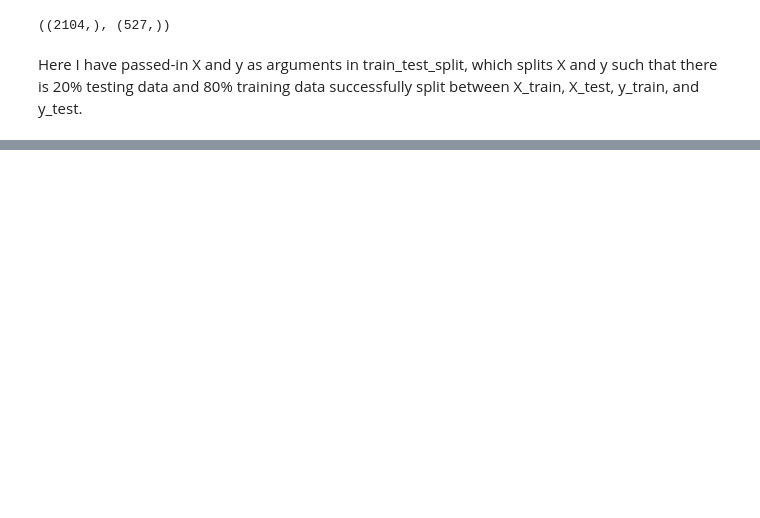
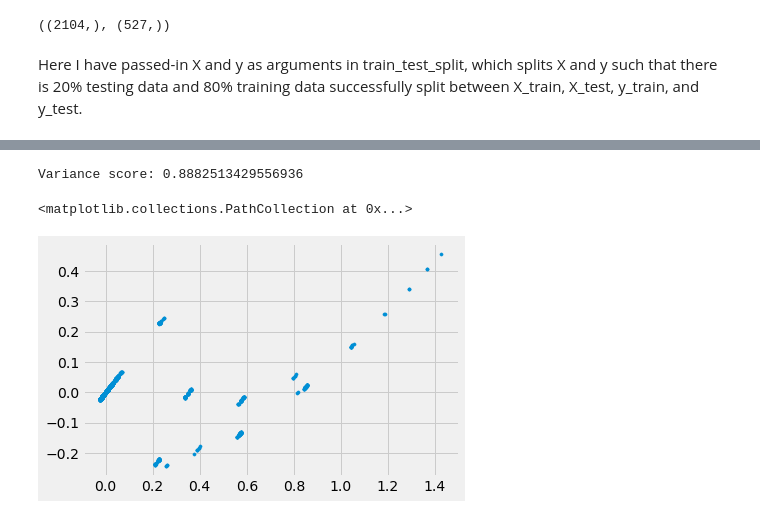
Before and after one commit to HayalDargin/Springboard_Work, a Jupyter notebook: Capstone_2/Hayal_Capstone_Two_Pre_processing_Training_Data_Development.ipynb, the cells around one changed output, grey strips where cells are left out. Cells and saved outputs as stored; diff of their text form; code cells hidden in the pictures; blank space fills up the shorter version.

```diff
--- a/Capstone_2/Hayal_Capstone_Two_Pre_processing_Training_Data_Development.ipynb
+++ b/Capstone_2/Hayal_Capstone_Two_Pre_processing_Training_Data_Development.ipynb
@@ -29,0 +265,10 @@ Self_harm_EDA
+# %%
+Self_harm_final = Self_harm_cleaned.copy()#Create a copy of data frame
+col_names = [ 'Year','Injuries', 'Population',
+       'Female', 'Male', 'Black', 'Hispanic', 'Other Non-Hispanic',
+       'White Non-Hispanice', '00-04', '05-09', '10-14', '15-19', '20-24',
+       '25-29', '30-34', '35-39', '40-44', '45-49', '50-54', '55-59', '60-64',
+       '65-69', '70-74', '75-79', '80-84','85+'] #Include only int features
+df = Self_harm_final[col_names]
+df = df.astype(int)
+df.info()
@@ -29,0 +293,8 @@ Self_harm_EDA
+# %%
+from sklearn.preprocessing import Normalizer
+
+norm = Normalizer()
+
+df.iloc[:,1:-1] = norm.fit_transform(df.iloc[:,1:-1])
+
+df.tail()
@@ -34,9 +313,8 @@ len(Self_harm_EDA) * .8, len(Self_harm_EDA) * .2
 # %% [output]
 (2104.8, 526.2)
 # %%
-
-X_train, X_test, y_train, y_test = train_test_split(Self_harm_EDA.drop(columns='Injuries'),
-                                                    Self_harm_EDA.Injuries, test_size=0.2)
+X_train, X_test, y_train, y_test = train_test_split(df.drop(columns='Injuries'),
+                                                    df.Injuries, test_size=0.2)
 # %%
 X_train.shape, X_test.shape
 # %% [output]
@@ -235,0 +331,5 @@ End
+# %%
+from sklearn import datasets, linear_model, metrics
+reg = linear_model.LinearRegression()
+reg.fit(X_train, y_train)
+print('Coefficients: ', reg.coef_)
@@ -235,0 +344,11 @@ End
+# %%
+print('Variance score: {}'.format(reg.score(X_test, y_test)))
+# %% [output]
+Variance score: 0.8882513429556936
+# %%
+plt.style.use('fivethirtyeight')
+plt.scatter(reg.predict(X_train), reg.predict(X_train) - y_train,
+            s = 10, label = 'Train data')
+# %% [output]
+<matplotlib.collections.PathCollection at 0x...>
+[figure, added]
```
Also changed, not shown: parts of 59 cells of this notebook.
